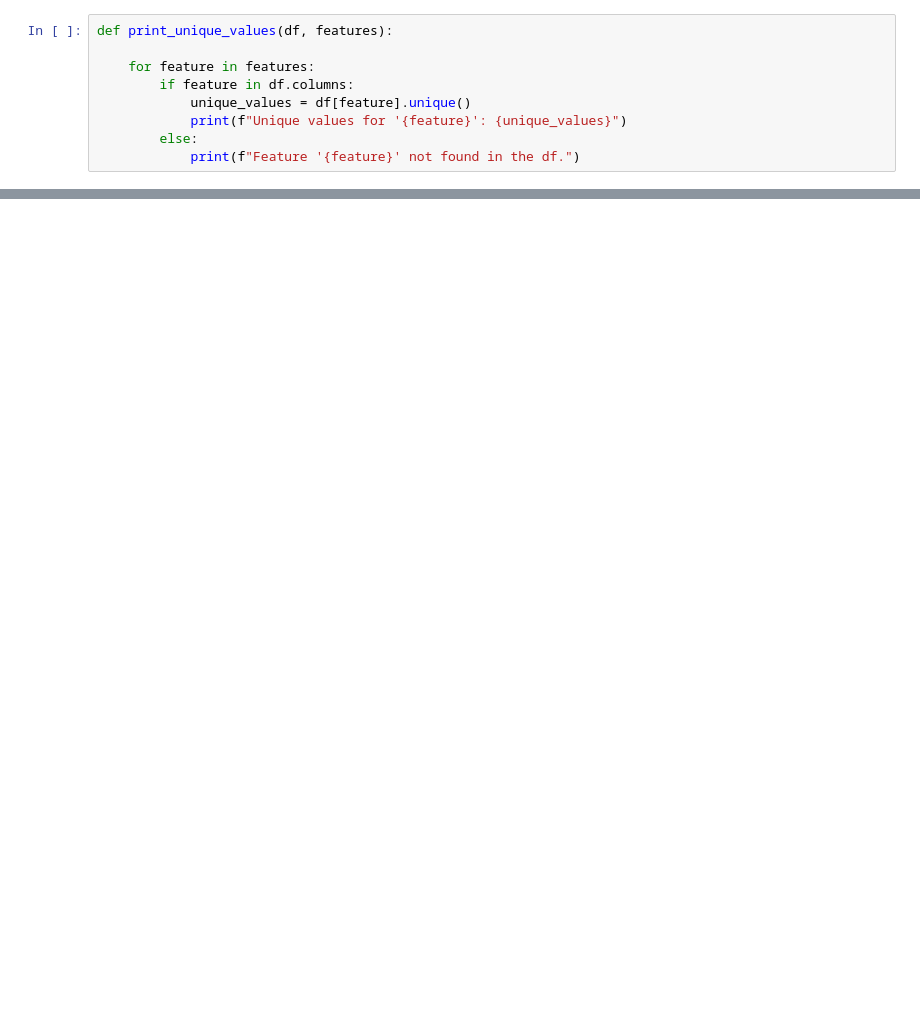
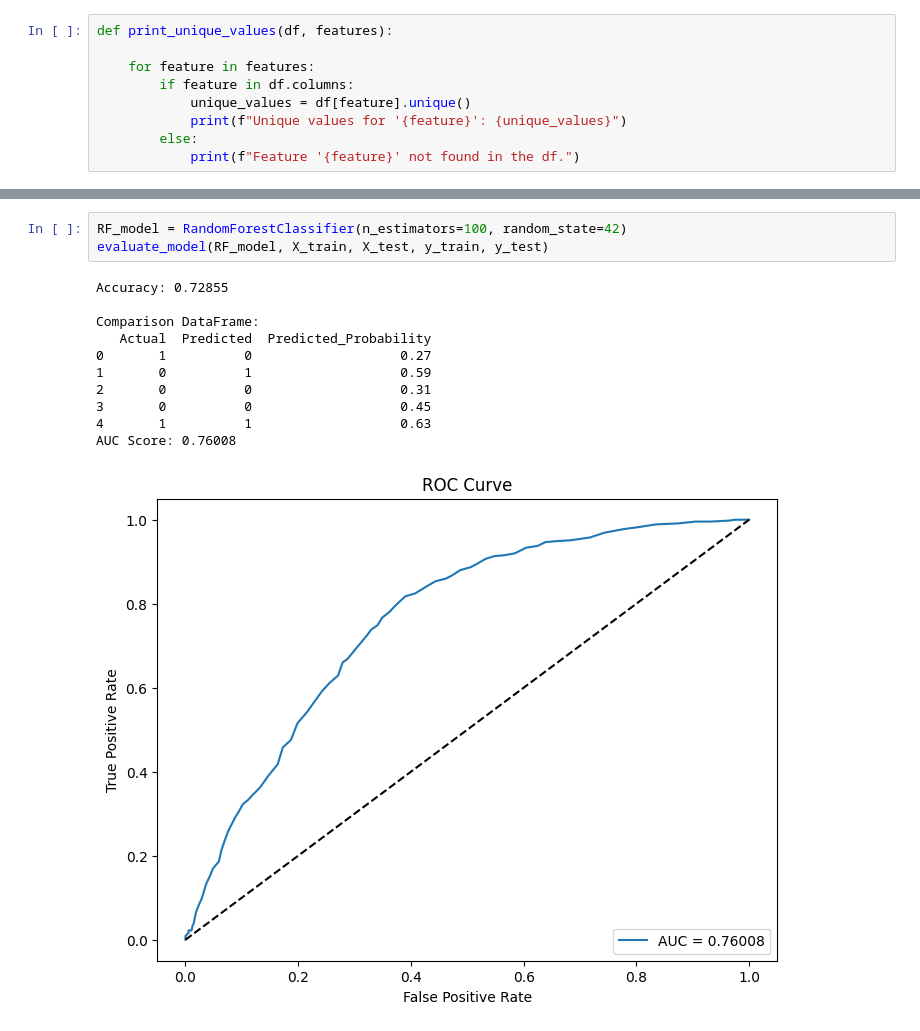
Before and after one commit to samcohen1/HypertensionML, a Jupyter notebook: new_predictor.ipynb, the cells around one changed output, grey strips where cells are left out. Saved outputs shown, nothing was run; the diff lists cells and outputs as text; blank space fills up the shorter version.

```diff
--- a/new_predictor.ipynb
+++ b/new_predictor.ipynb
@@ -1736,0 +1509,15 @@ Unique values for 'Prediabetic': [nan  0.  1.]
+# %%
+RF_model = RandomForestClassifier(n_estimators=100, random_state=42)
+evaluate_model(RF_model, X_train, X_test, y_train, y_test)
+# %% [output]
+Accuracy: 0.72855
+
+Comparison DataFrame:
+   Actual  Predicted  Predicted_Probability
+0       1          0                   0.27
+1       0          1                   0.59
+2       0          0                   0.31
+3       0          0                   0.45
+4       1          1                   0.63
+AUC Score: 0.76008
+[figure, added]
```
Also changed, not shown: parts of 38 cells of this notebook.
